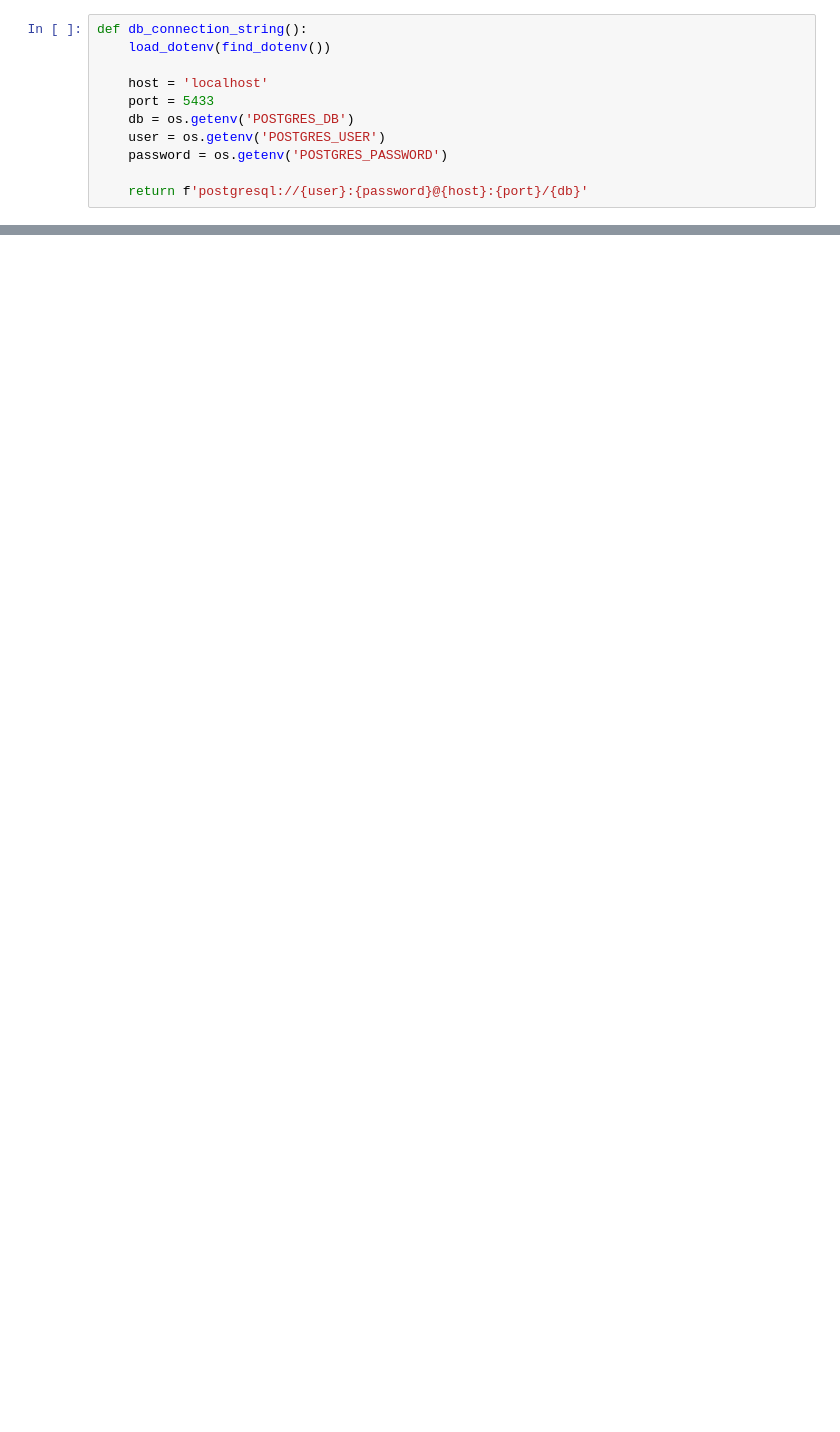
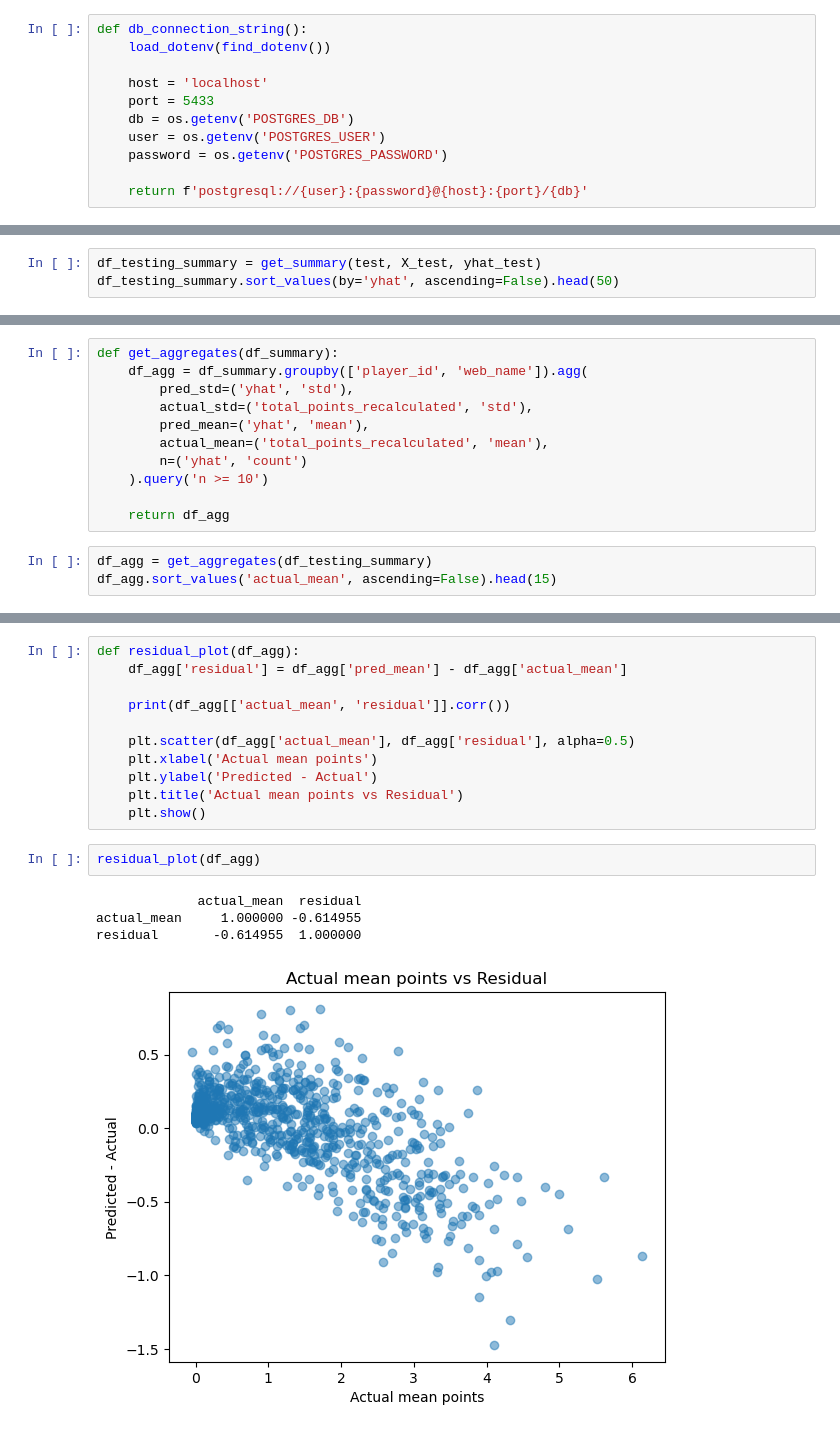
Before and after one commit to esencela/fpl-data-platform, a Jupyter notebook: notebooks/02_baseline_model.ipynb, the cells around one changed output, grey strips where cells are left out. Cells and saved outputs as stored; diff of their text form; blank space fills up the shorter version.

```diff
--- a/notebooks/02_baseline_model.ipynb
+++ b/notebooks/02_baseline_model.ipynb
@@ -71,0 +240,3 @@ df_features
+# %%
+df_testing_summary = get_summary(test, X_test, yhat_test)
+df_testing_summary.sort_values(by='yhat', ascending=False).head(50)
@@ -71,0 +270,14 @@ df_features
+# %%
+def get_aggregates(df_summary):
+    df_agg = df_summary.groupby(['player_id', 'web_name']).agg(
+        pred_std=('yhat', 'std'),
+        actual_std=('total_points_recalculated', 'std'),
+        pred_mean=('yhat', 'mean'),
+        actual_mean=('total_points_recalculated', 'mean'),
+        n=('yhat', 'count')
+    ).query('n >= 10')
+
+    return df_agg
+# %%
+df_agg = get_aggregates(df_testing_summary)
+df_agg.sort_values('actual_mean', ascending=False).head(15)
@@ -71,0 +306,18 @@ df_features
+# %%
+def residual_plot(df_agg):
+    df_agg['residual'] = df_agg['pred_mean'] - df_agg['actual_mean']
+
+    print(df_agg[['actual_mean', 'residual']].corr())
+
+    plt.scatter(df_agg['actual_mean'], df_agg['residual'], alpha=0.5)
+    plt.xlabel('Actual mean points')
+    plt.ylabel('Predicted - Actual')
+    plt.title('Actual mean points vs Residual')
+    plt.show()
+# %%
+residual_plot(df_agg)
+# %% [output]
+             actual_mean  residual
+actual_mean     1.000000 -0.614955
+residual       -0.614955  1.000000
+[figure, added]
```
Also changed, not shown: parts of 35 cells of this notebook.
